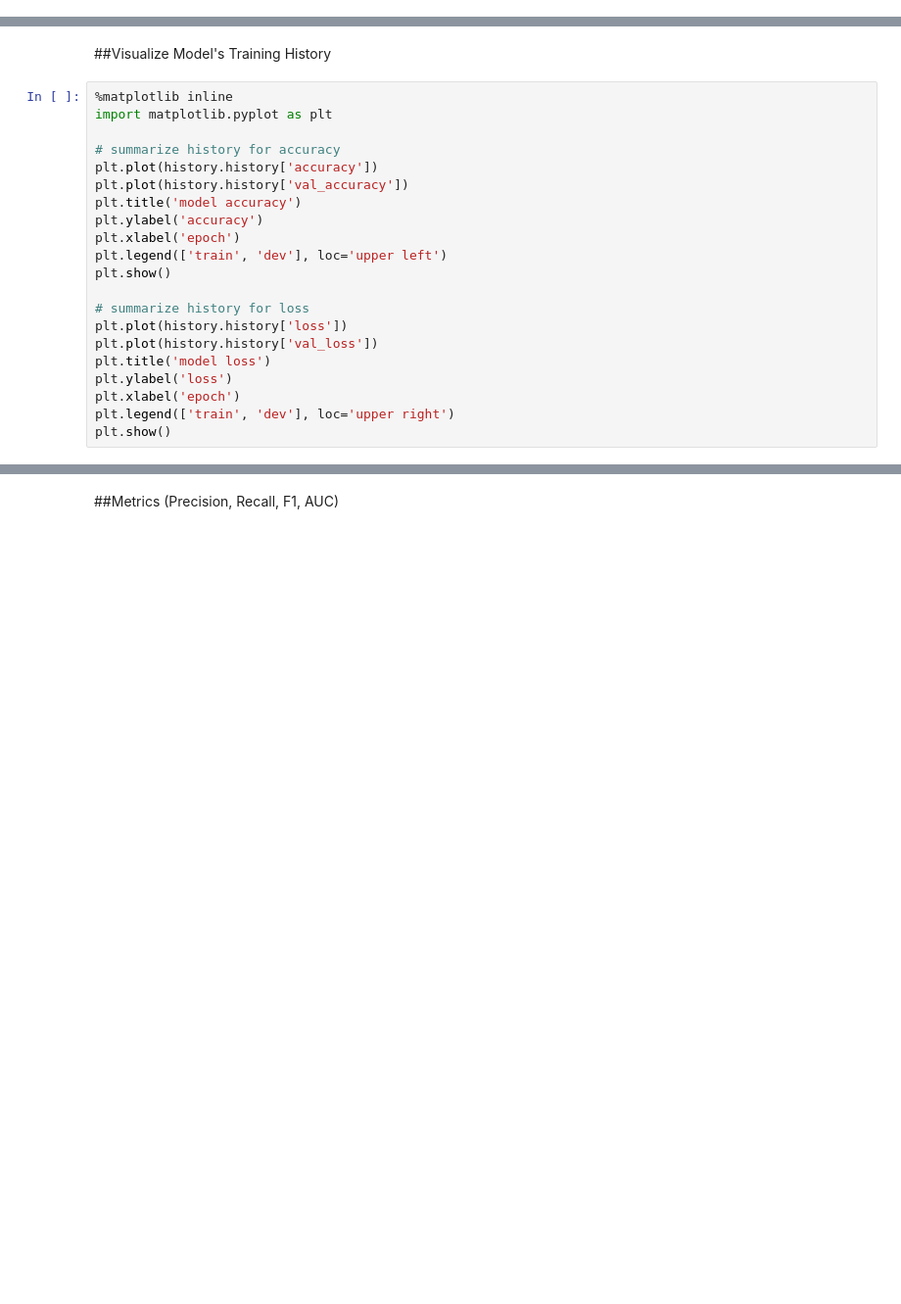
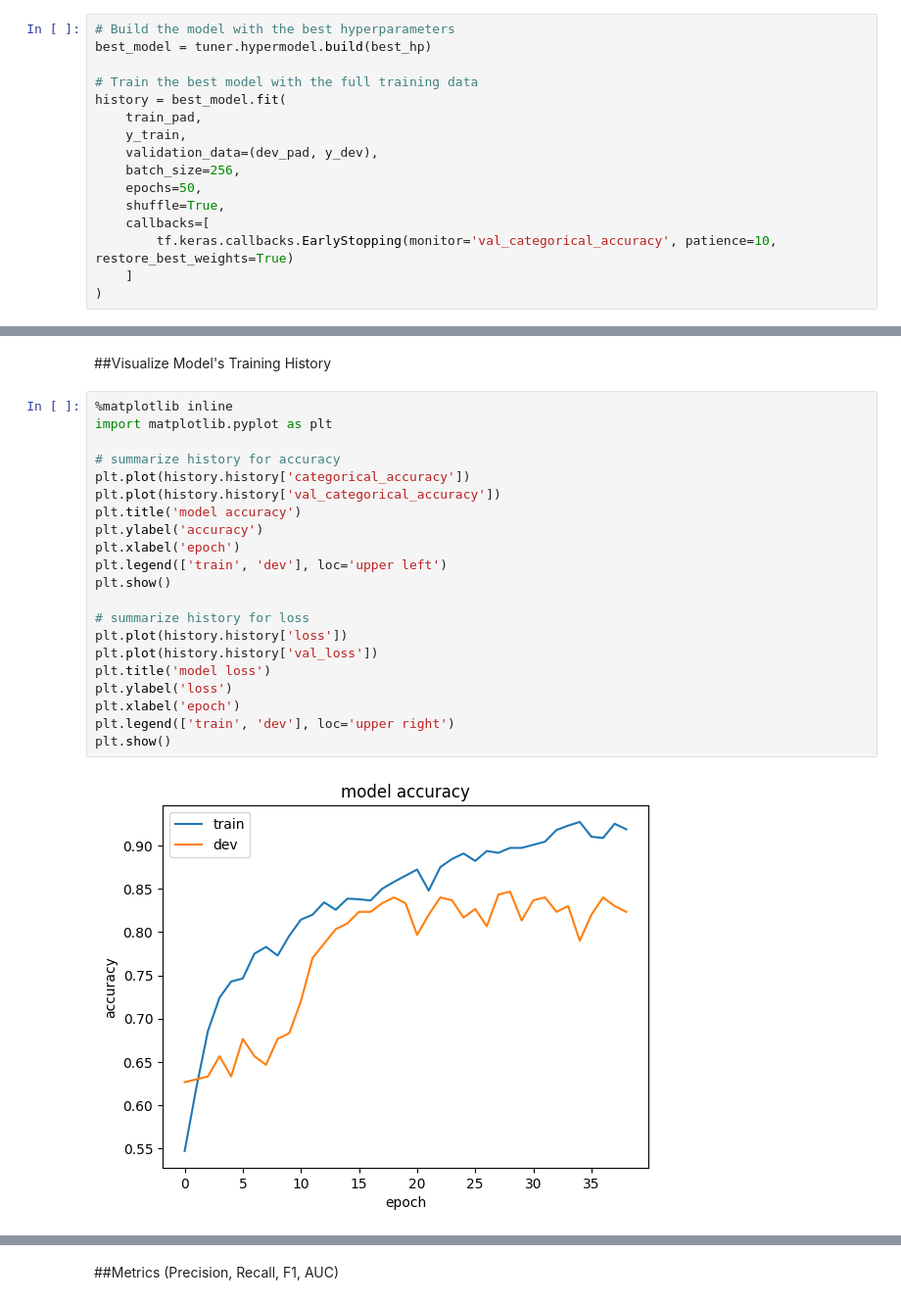
Before and after one commit to VassilisDrouzas/Natural-Language-Processing, a Jupyter notebook: rnn/ex_1.ipynb, the cells around one changed output, grey strips where cells are left out. Shown at 98% size. Saved outputs shown, nothing was run; the diff lists cells and outputs as text; blank space fills up the shorter version.

```diff
--- a/rnn/ex_1.ipynb
+++ b/rnn/ex_1.ipynb
@@ -626,0 +698,16 @@ best_model_history = best_trial.keras_model.history.history
+# %%
+# Build the model with the best hyperparameters
+best_model = tuner.hypermodel.build(best_hp)
+
+# Train the best model with the full training data
+history = best_model.fit(
+    train_pad,
+    y_train,
+    validation_data=(dev_pad, y_dev),
+    batch_size=256,
+    epochs=50,
+    shuffle=True,
+    callbacks=[
+        tf.keras.callbacks.EarlyStopping(monitor='val_categorical_accuracy', patience=10, restore_best_weights=True)
+    ]
+)
@@ -629,21 +757,23 @@ best_model_history = best_trial.keras_model.history.history
 # %%
 %matplotlib inline
 import matplotlib.pyplot as plt
 
 # summarize history for accuracy
-plt.plot(history.history['accuracy'])
-plt.plot(history.history['val_accuracy'])
+plt.plot(history.history['categorical_accuracy'])
+plt.plot(history.history['val_categorical_accuracy'])
 plt.title('model accuracy')
 plt.ylabel('accuracy')
 plt.xlabel('epoch')
 plt.legend(['train', 'dev'], loc='upper left')
 plt.show()
 
 # summarize history for loss
 plt.plot(history.history['loss'])
 plt.plot(history.history['val_loss'])
 plt.title('model loss')
 plt.ylabel('loss')
 plt.xlabel('epoch')
 plt.legend(['train', 'dev'], loc='upper right')
 plt.show()
+# %% [output]
+[figure, added]
```
Also changed, not shown: parts of 22 cells of this notebook.
